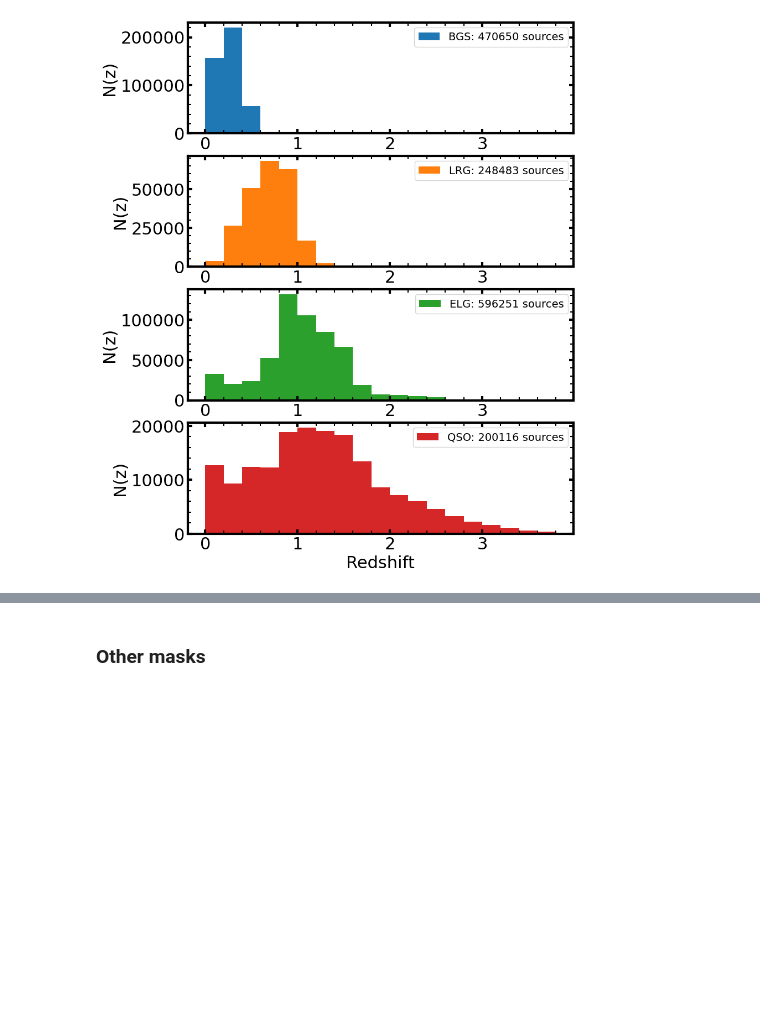
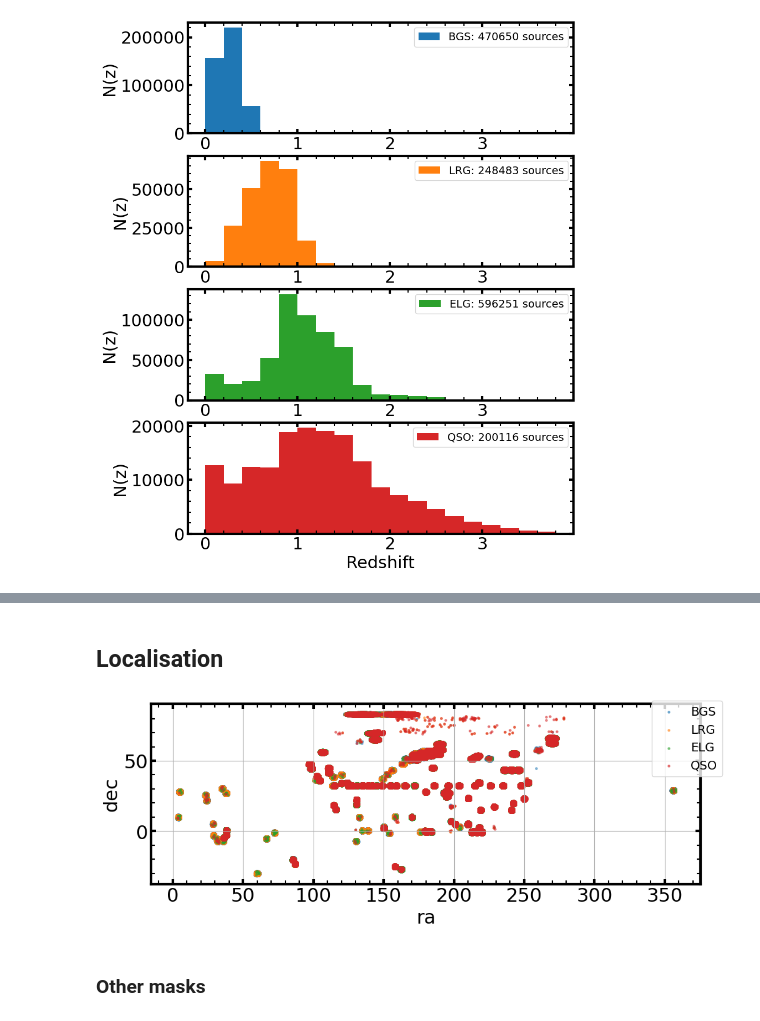
Before and after one commit to sylvielsstfr/DESIGetSpectra, a Jupyter notebook: docs/notebooks/astrodatalab/ExploreDESIGAL/01_DESI_EDR_forPZSedTemplates.ipynb, the cells around one changed output, grey strips where cells are left out. Cells and saved outputs as stored; diff of their text form; code cells hidden in the pictures; blank space fills up the shorter version.

```diff
--- a/docs/notebooks/astrodatalab/ExploreDESIGAL/01_DESI_EDR_forPZSedTemplates.ipynb
+++ b/docs/notebooks/astrodatalab/ExploreDESIGAL/01_DESI_EDR_forPZSedTemplates.ipynb
@@ -529,3 +569,15 @@ Text(0.5, 0, 'Redshift')
+# %% [markdown]
+## Localisation
+# %%
+fig,ax = plt.subplots(1,1,figsize=(10,8),layout="constrained")
+df[df['BGS']].plot.scatter(x="ra",y="dec",ax=ax,marker=".",color = 'C0',alpha=0.5,grid=True,label="BGS")
+df[df['LRG']].plot.scatter(x="ra",y="dec",ax=ax,marker=".",color = 'C1',alpha=0.5,grid=True,label="LRG")
+df[df['ELG']].plot.scatter(x="ra",y="dec",ax=ax,marker=".",color = 'C2',alpha=0.5,grid=True,label="ELG")
+df[df['QSO']].plot.scatter(x="ra",y="dec",ax=ax,marker=".",color = 'C3',alpha=0.5,grid=True,label="QSO")
+ax.legend(bbox_to_anchor=(1.05, 1.05),fontsize=14)
+plt.gca().set_aspect('equal')
+# %% [output]
+[figure, added]
 # %% [markdown]
 ### Other masks
 # %% [markdown]
```
Also changed, not shown: parts of 32 cells of this notebook, 4 other files.
